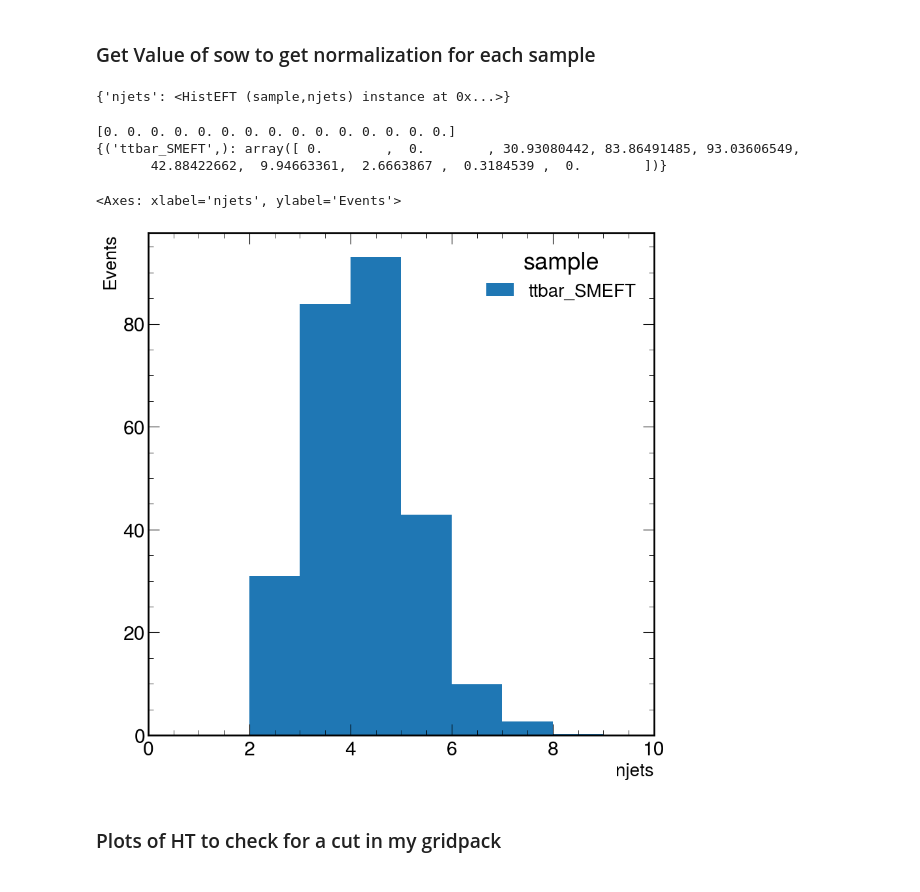
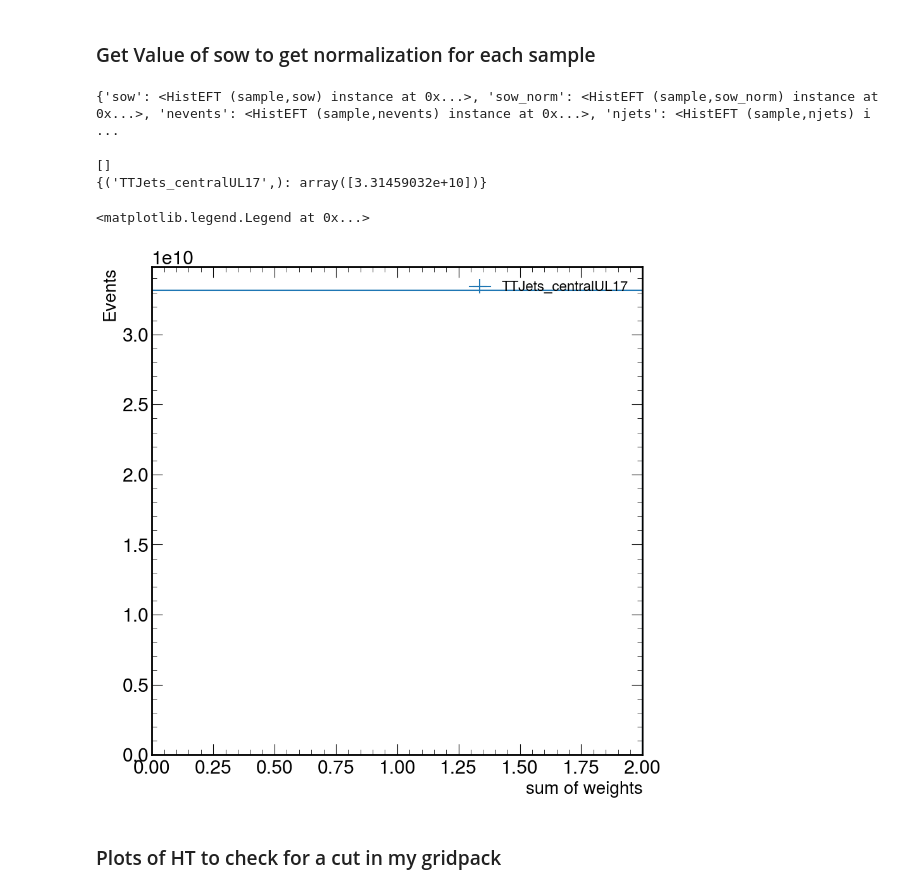
Before and after one commit to hannahbnelson/ttbarEFT, a Jupyter notebook: analysis/quick_plotter.ipynb, the cells around one changed output. Drawn from its saved outputs; the diff is of its cells as text; code cells hidden in the pictures.

```diff
--- a/analysis/quick_plotter.ipynb
+++ b/analysis/quick_plotter.ipynb
@@ -30,34 +67,37 @@ orig_pts = {"ctGIm": 1.0, "ctGRe":0.7, "cQj38": 9.0, "cQj18": 7.0,
 ### Get Value of sow to get normalization for each sample
 # %%
 #fin = "njets_nocuts_norm.pkl.gz"
-fin = "dim6top_njets.pkl.gz"
+# fin = "dim6top_njets.pkl.gz"
+# fin = "LHCEFT_all_sow.pkl.gz"
+# fin = "TT01j2l_S4_njets_sow.pkl.gz"
+fin = "central_TTJets_sow.pkl.gz"
+# fin = "noEFT_sow.pkl.gz"
 # %%
 hists = utils.get_hist_from_pkl(fin, allow_empty=False)
 print(hists)
 # %% [output]
-{'njets': <HistEFT (sample,njets) instance at 0x...>}
+{'sow': <HistEFT (sample,sow) instance at 0x...>, 'sow_norm': <HistEFT (sample,sow_norm) instance at 0x...>, 'nevents': <HistEFT (sample,nevents) instance at 0x...>, 'njets': <HistEFT (sample,njets) i ...
 # %%
 # Getting values for sow for normalization of samples
 # ax.set_prop_cycle(color = ['blue', 'orange', 'green', 'red', 'purple', 'black'])
 
-h = hists['njets']
+h = hists['sow']
 h.set_sm()
-#h.set_wilson_coefficients(**orig_pts)
 print(h._wcs)
 print(h.values())
 fig, ax = plt.subplots(1,1)
-hist.plot1d(h, ax=ax, stack=True)
+hist.plot1d(h, ax=ax, stack=False)
+ax.legend(loc='upper right', fontsize=16)
 
 # h = hists['nevents']
 # h.set_sm()
 # print(h._wcs)
 # print(h.values())
 # %% [output]
-[0. 0. 0. 0. 0. 0. 0. 0. 0. 0. 0. 0. 0. 0. 0.]
-{('ttbar_SMEFT',): array([ 0.        ,  0.        , 30.93080442, 83.86491485, 93.03606549,
-       42.88422662,  9.94663361,  2.6663867 ,  0.3184539 ,  0.        ])}
+[]
+{('TTJets_centralUL17',): array([3.31459032e+10])}
-<Axes: xlabel='njets', ylabel='Events'>
+<matplotlib.legend.Legend at 0x...>
-[figure, old version]
+[figure, new version]
 # %% [markdown]
 ### Plots of HT to check for a cut in my gridpack
 # %%
```
Also changed, not shown: parts of 28 cells of this notebook, 8 other files.
